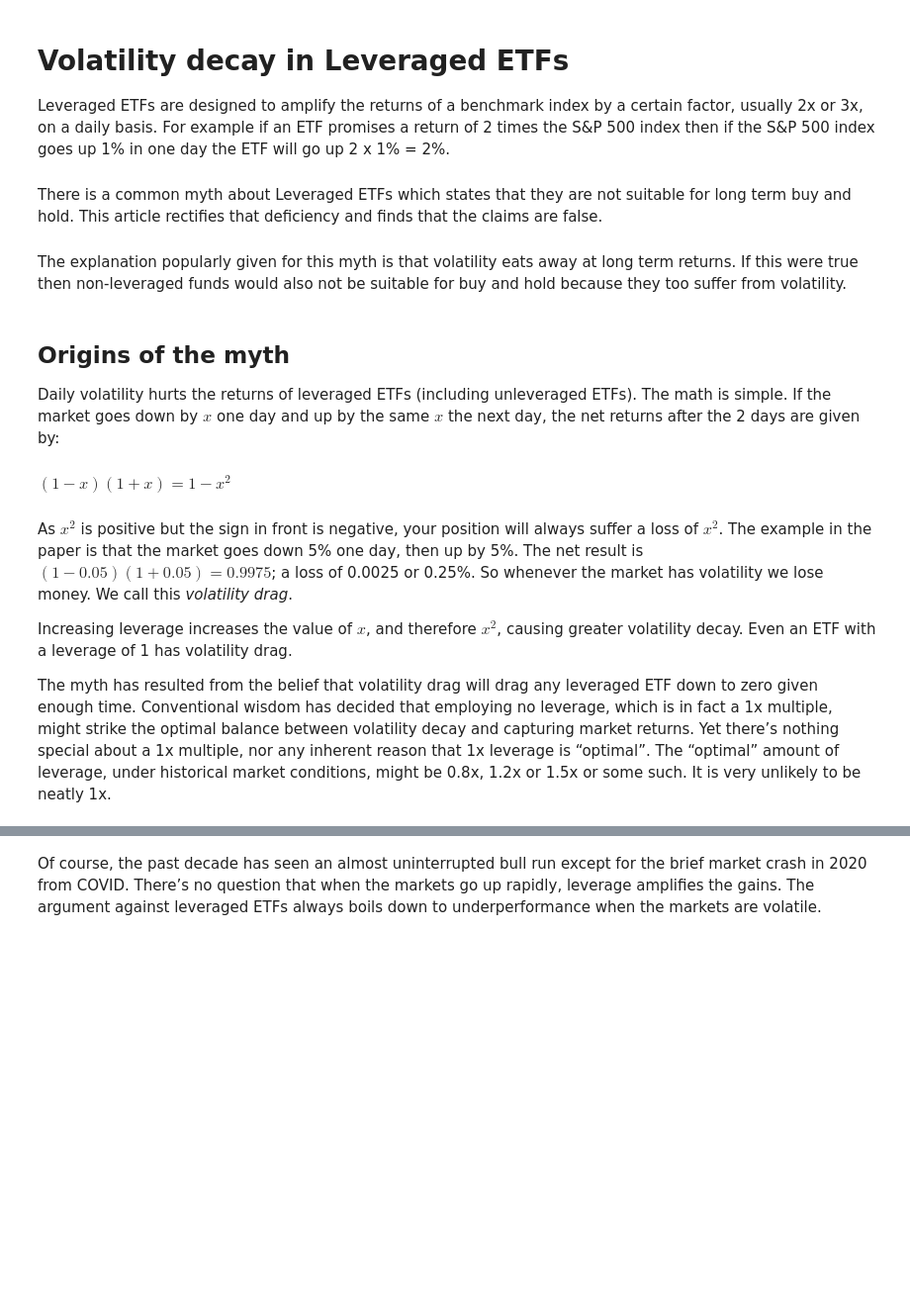
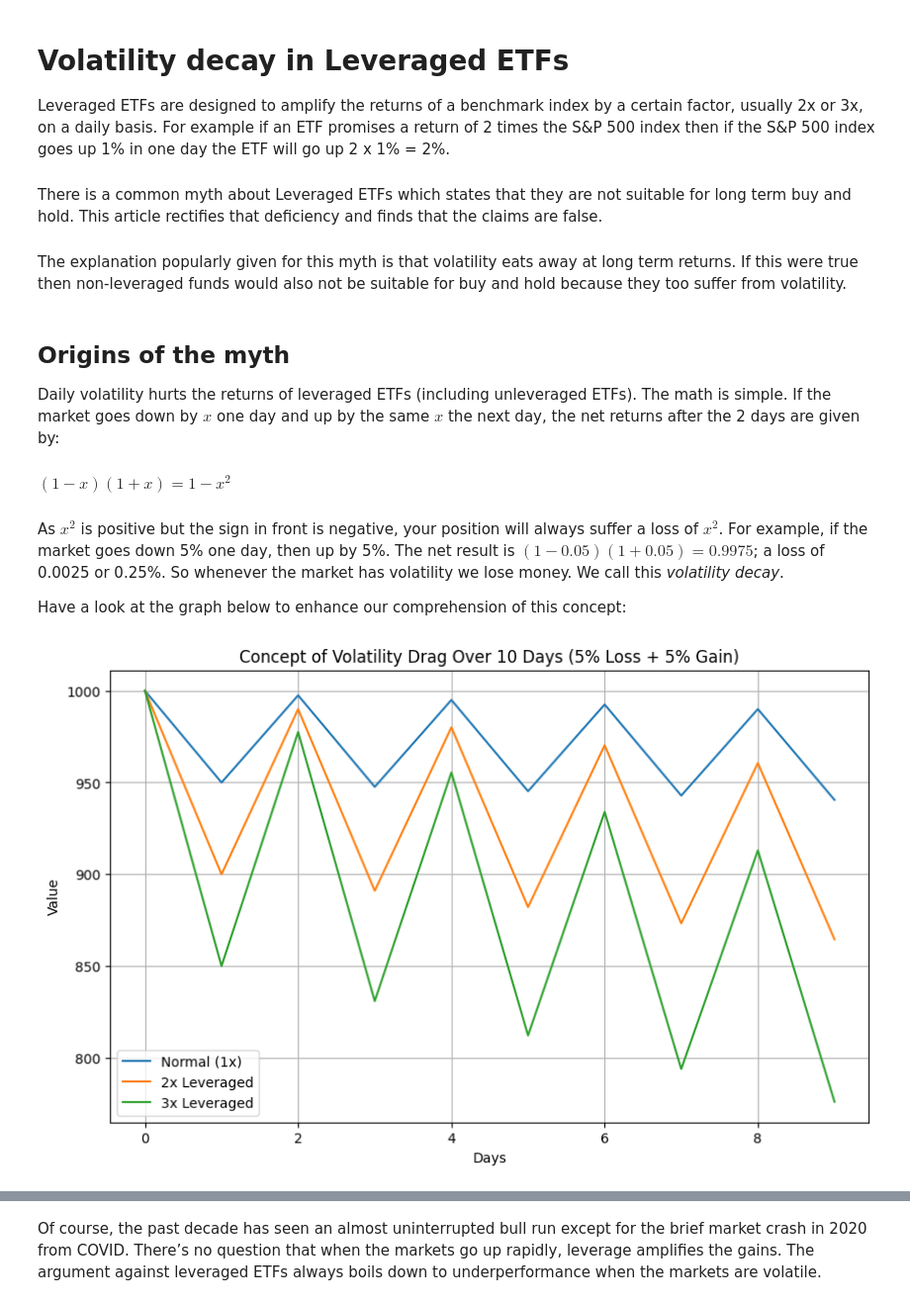
Before and after one commit to MohamadHabbal/Volatility-decay-in-LETFs, a Jupyter notebook: volatility decay research.ipynb, the cells around one changed output, grey strips where cells are left out. Shown: that part at 99% size. Cells and saved outputs as stored; diff of their text form; code cells hidden in the pictures; blank space fills up the shorter version.

```diff
--- a/volatility decay research.ipynb
+++ b/volatility decay research.ipynb
@@ -12,9 +12,31 @@ Daily volatility hurts the returns of leveraged ETFs (including unleveraged ETFs
 ###
 $(1 - x)(1 + x) = 1 - x^2$
 ###
-As $x^2$ is positive but the sign in front is negative, your position will always suffer a loss of $x^2$. The example in the paper is that the market goes down 5% one day, then up by 5%. The net result is $(1-0.05)(1+0.05)= 0.9975$; a loss of 0.0025 or 0.25%.
-So whenever the market has volatility we lose money. We call this <i>volatility drag</i>.
+As $x^2$ is positive but the sign in front is negative, your position will always suffer a loss of $x^2$. For example, if the market goes down 5% one day, then up by 5%. The net result is $(1-0.05)(1+0.05)= 0.9975$; a loss of 0.0025 or 0.25%.
+So whenever the market has volatility we lose money. We call this <i>volatility decay</i>.
 
-Increasing leverage increases the value of $x$, and therefore $x^2$, causing greater volatility decay. Even an ETF with a leverage of 1 has volatility drag.
-
-The myth has resulted from the belief that volatility drag will drag any leveraged ETF down to zero given enough time. Conventional wisdom has decided that employing no leverage, which is in fact a 1x multiple, might strike the optimal balance between volatility decay and capturing market returns. Yet there’s nothing special about a 1x multiple, nor any inherent reason that 1x leverage is “optimal”. The “optimal” amount of leverage, under historical market conditions, might be 0.8x, 1.2x or 1.5x or some such. It is very unlikely to be neatly 1x.
+Have a look at the graph below to enhance our comprehension of this concept:
+# %%
+import matplotlib.pyplot as plt
+days = list(range(10))  # Use 10 days
+normal_etf = [1000, 950, 997.50, 947.62, 995.00, 945.25, 992.51, 942.88, 990.02, 940.52]
+leveraged_2x = [1000, 900, 990, 891, 980.10, 882.09, 970.30, 873.27, 960.60, 864.54]
+leveraged_3x = [1000, 850, 977.50, 830.87, 955.50, 812.17, 934.00, 793.90, 912.99, 776.04]
+
+# Plot the data
+plt.figure(figsize=(10, 6))
+plt.plot(days, normal_etf, label='Normal (1x)')
+plt.plot(days, leveraged_2x, label='2x Leveraged')
+plt.plot(days, leveraged_3x, label='3x Leveraged')
+
+# Add labels and a legend
+plt.xlabel('Days')
+plt.ylabel('Value')
+plt.title('Concept of Volatility Drag Over 10 Days (5% Loss + 5% Gain)')
+plt.legend()
+
+# Show the plot
+plt.grid()
+plt.show()
+# %% [output]
+[figure, added]
```
Also changed, not shown: parts of 5 cells of this notebook.
